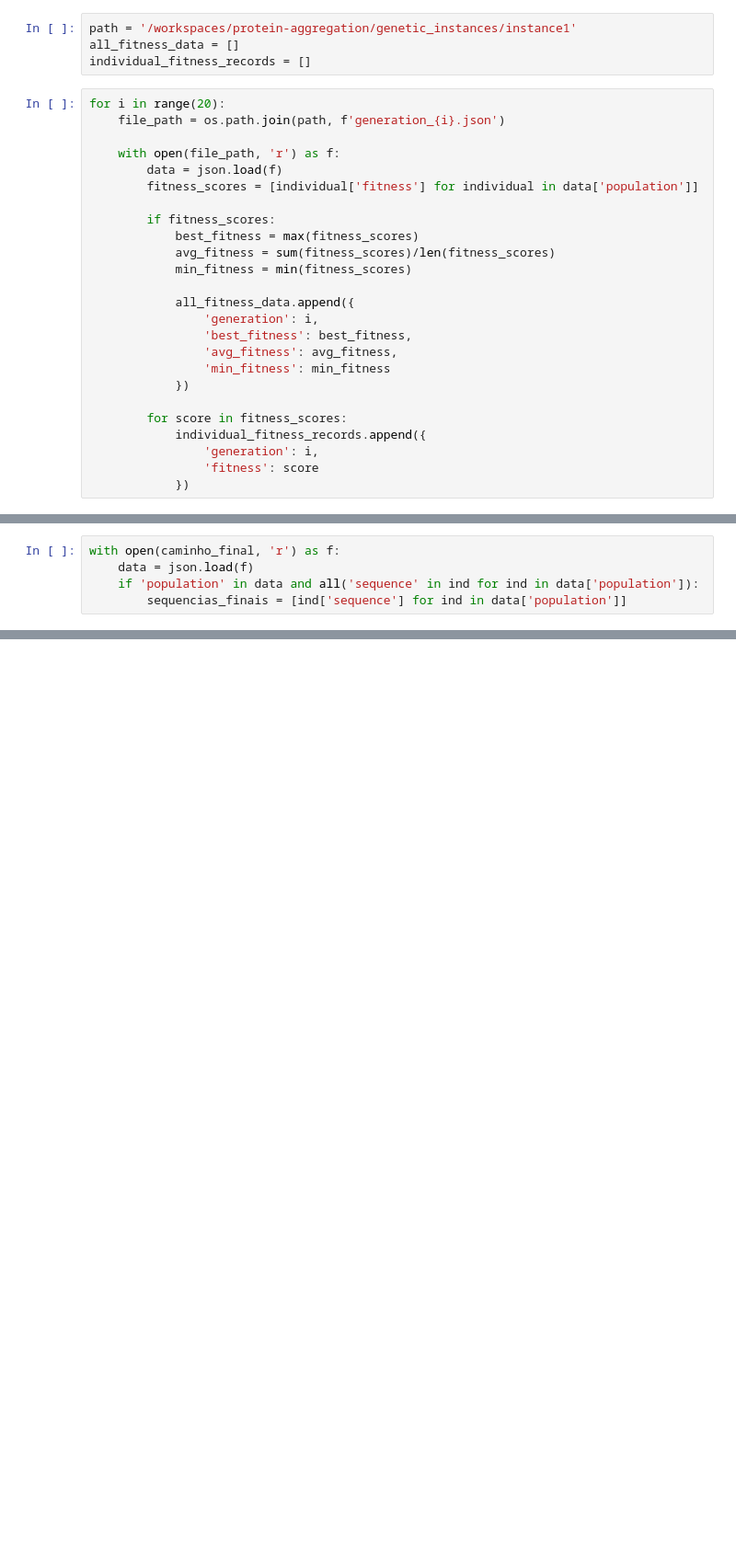
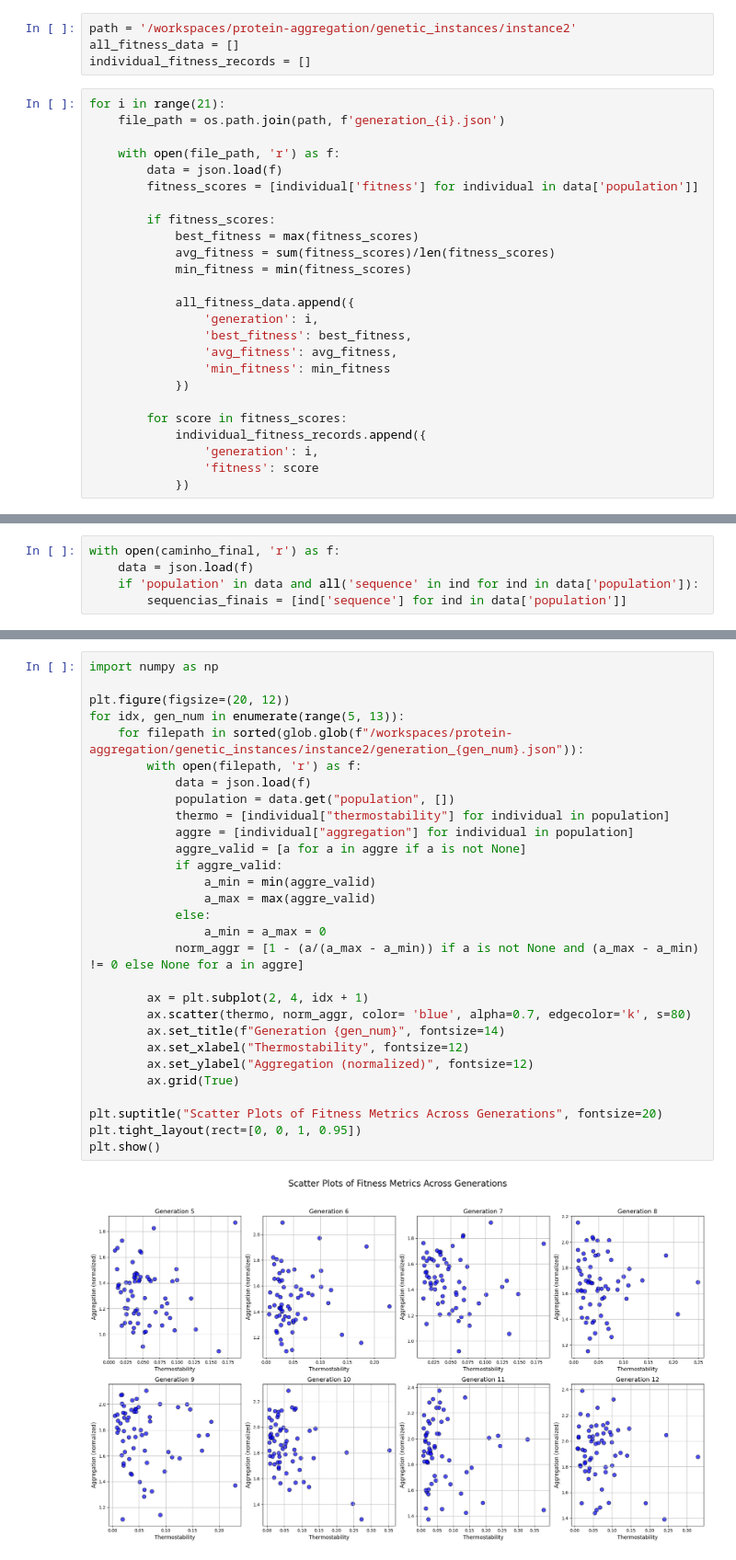
Before and after one commit to gabrielfruet/protein-aggregation, a Jupyter notebook: notebooks/some_results.ipynb, the cells around one changed output, grey strips where cells are left out. Shown at 92% size. Saved outputs shown, nothing was run; the diff lists cells and outputs as text; blank space fills up the shorter version.

```diff
--- a/notebooks/some_results.ipynb
+++ b/notebooks/some_results.ipynb
@@ -5,11 +5,11 @@ import pandas as pd
 import matplotlib.pyplot as plt
 import seaborn as sns
 # %%
-path = '/workspaces/protein-aggregation/genetic_instances/instance1'
+path = '/workspaces/protein-aggregation/genetic_instances/instance2'
 all_fitness_data = []
 individual_fitness_records = []
 # %%
-for i in range(20):
+for i in range(21):
     file_path = os.path.join(path, f'generation_{i}.json')
 
     with open(file_path, 'r') as f:
@@ -143,0 +150,31 @@ plt.show()
+# %%
+import numpy as np
+
+plt.figure(figsize=(20, 12))
+for idx, gen_num in enumerate(range(5, 13)):
+    for filepath in sorted(glob.glob(f"/workspaces/protein-aggregation/genetic_instances/instance2/generation_{gen_num}.json")):
+        with open(filepath, 'r') as f:
+            data = json.load(f)
+            population = data.get("population", [])
+            thermo = [individual["thermostability"] for individual in population]
+            aggre = [individual["aggregation"] for individual in population]
+            aggre_valid = [a for a in aggre if a is not None]
+            if aggre_valid:
+                a_min = min(aggre_valid)
+                a_max = max(aggre_valid)
+            else:
+                a_min = a_max = 0
+            norm_aggr = [1 - (a/(a_max - a_min)) if a is not None and (a_max - a_min) != 0 else None for a in aggre]
+
+        ax = plt.subplot(2, 4, idx + 1)
+        ax.scatter(thermo, norm_aggr, color= 'blue', alpha=0.7, edgecolor='k', s=80)
+        ax.set_title(f"Generation {gen_num}", fontsize=14)
+        ax.set_xlabel("Thermostability", fontsize=12)
+        ax.set_ylabel("Aggregation (normalized)", fontsize=12)
+        ax.grid(True)
+
+plt.suptitle("Scatter Plots of Fitness Metrics Across Generations", fontsize=20)
+plt.tight_layout(rect=[0, 0, 1, 0.95])
+plt.show()
+# %% [output]
+[figure, added]
```
Also changed, not shown: parts of 11 cells of this notebook, 15 other files.
